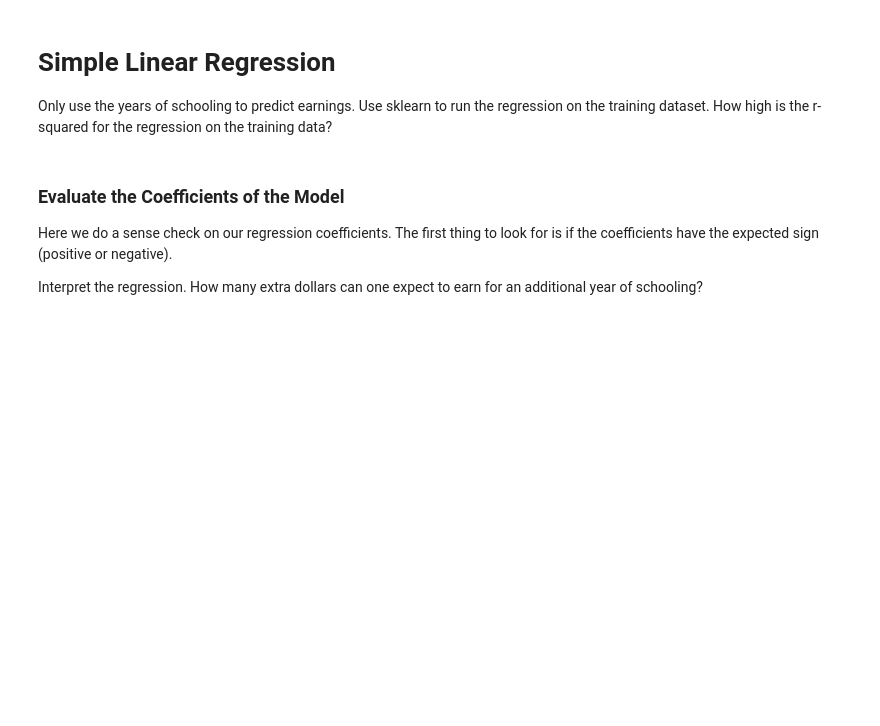
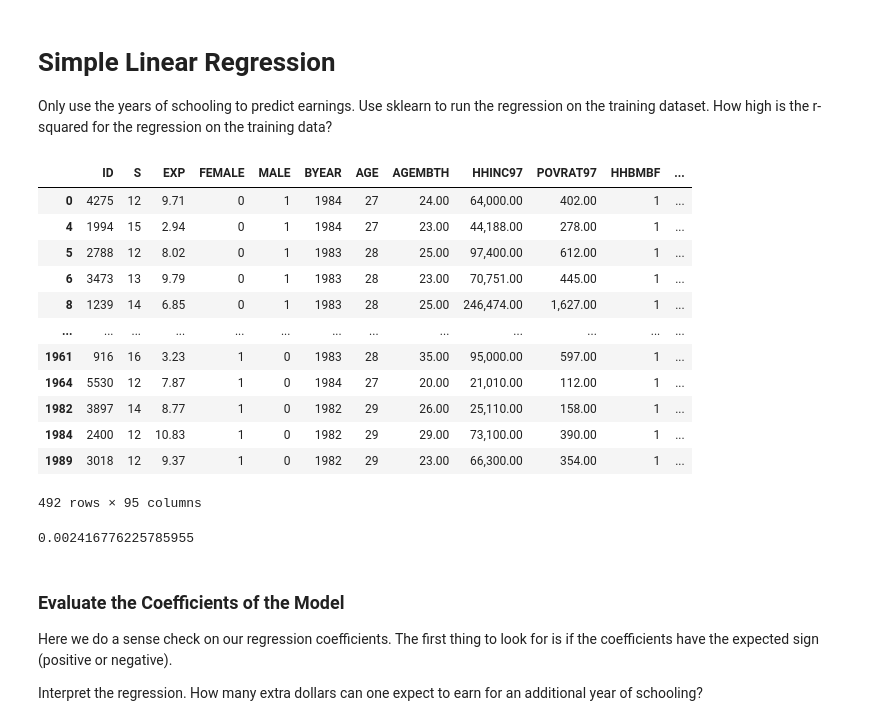
Before and after one commit to alex-coch/100-Days-of-Code---The-Complete-Python-Pro-Bootcamp-for-2021, a Jupyter notebook: 100-Predict Earnings using Multivariable Regression/Determinants_of_Earnings_(start).ipynb, the cells around one changed output. Cells and saved outputs as stored; diff of their text form; code cells hidden in the pictures; blank space fills up the shorter version.

```diff
--- a/100-Predict Earnings using Multivariable Regression/Determinants_of_Earnings_(start).ipynb
+++ b/100-Predict Earnings using Multivariable Regression/Determinants_of_Earnings_(start).ipynb
@@ -121,10 +180,37 @@ False
 # Split Training & Test Dataset
 
 We *can't* use all the entries in our dataset to train our model. Keep 20% of the data for later as a testing dataset (out-of-sample data).
+# %%
+target = df_data['EARNINGS']
+features = df_data.drop('EARNINGS', axis=1)
+X_train, X_test, y_train, y_test = train_test_split(features, target, test_size=0.2, random_state=10)
 # %% [markdown]
 # Simple Linear Regression
 
 Only use the years of schooling to predict earnings. Use sklearn to run the regression on the training dataset. How high is the r-squared for the regression on the training data?
+# %%
+features
+# %% [output]
+|  | ID | S | EXP | FEMALE | MALE | BYEAR | AGE | AGEMBTH | HHINC97 | POVRAT97 | HHBMBF | ... |
+| 0 | 4275 | 12 | 9.71 | 0 | 1 | 1984 | 27 | 24.00 | 64,000.00 | 402.00 | 1 | ... |
+| 4 | 1994 | 15 | 2.94 | 0 | 1 | 1984 | 27 | 23.00 | 44,188.00 | 278.00 | 1 | ... |
+| 5 | 2788 | 12 | 8.02 | 0 | 1 | 1983 | 28 | 25.00 | 97,400.00 | 612.00 | 1 | ... |
+| 6 | 3473 | 13 | 9.79 | 0 | 1 | 1983 | 28 | 23.00 | 70,751.00 | 445.00 | 1 | ... |
+| 8 | 1239 | 14 | 6.85 | 0 | 1 | 1983 | 28 | 25.00 | 246,474.00 | 1,627.00 | 1 | ... |
+| ... | ... | ... | ... | ... | ... | ... | ... | ... | ... | ... | ... | ... |
+| 1961 | 916 | 16 | 3.23 | 1 | 0 | 1983 | 28 | 35.00 | 95,000.00 | 597.00 | 1 | ... |
+| 1964 | 5530 | 12 | 7.87 | 1 | 0 | 1984 | 27 | 20.00 | 21,010.00 | 112.00 | 1 | ... |
+| 1982 | 3897 | 14 | 8.77 | 1 | 0 | 1982 | 29 | 26.00 | 25,110.00 | 158.00 | 1 | ... |
+| 1984 | 2400 | 12 | 10.83 | 1 | 0 | 1982 | 29 | 29.00 | 73,100.00 | 390.00 | 1 | ... |
+| 1989 | 3018 | 12 | 9.37 | 1 | 0 | 1982 | 29 | 23.00 | 66,300.00 | 354.00 | 1 | ... |
+492 rows × 95 columns
+# %%
+regr = LinearRegression()
+regr.fit(pd.DataFrame(X_train['BYEAR']), y_train)
+rsquared = regr.score(pd.DataFrame(X_train['BYEAR']), y_train)
+rsquared
+# %% [output]
+0.002416776225785955
 # %% [markdown]
 ### Evaluate the Coefficients of the Model
 
```
Also changed, not shown: parts of 6 cells of this notebook.
